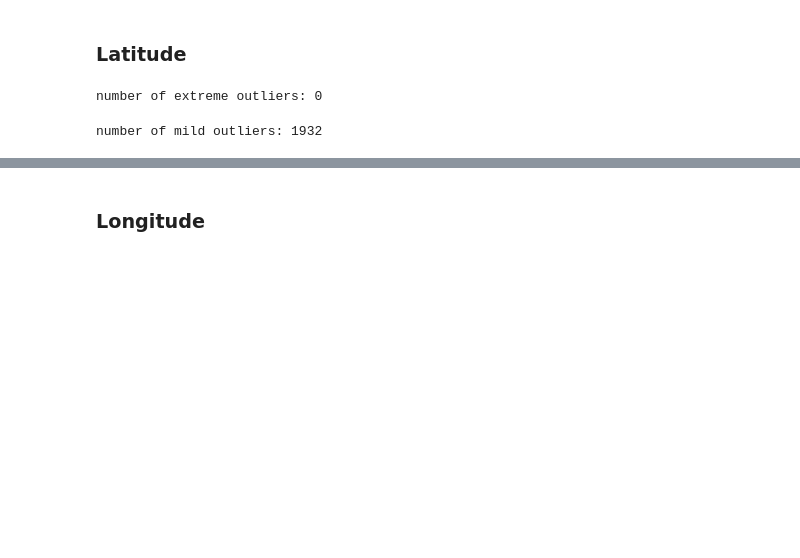
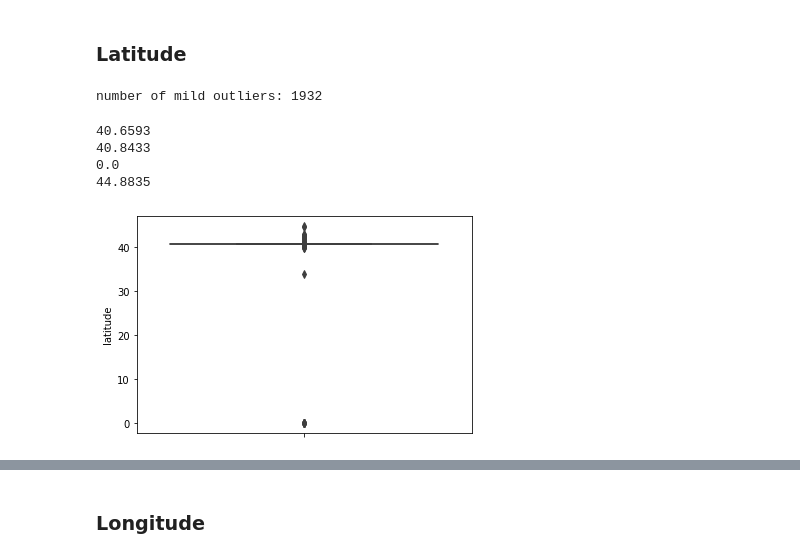
Before and after one commit to taryn-c/CMPT459-Project, a Jupyter notebook: sad_mining1.ipynb, the cells around one changed output, grey strips where cells are left out. Drawn from its saved outputs; the diff is of its cells as text; code cells hidden in the pictures; blank space fills up the shorter version.

```diff
--- a/sad_mining1.ipynb
+++ b/sad_mining1.ipynb
@@ -499,11 +538,10 @@ number of extreme outliers: 1223
 # %%
 q25, q75 = np.percentile(train_df['latitude'].values, 25), np.percentile(train_df['latitude'].values, 75)
 iqr = q75-q25
-cutoff = iqr * 3
-outliers = [x for x in train_df['latitude'].values if x > upper or x < lower]
-print ("number of extreme outliers:", len(outliers))
+# cutoff = iqr * 3
+# lower, upper = q25 - cutoff, q75 + cutoff
+# outliers = [x for x in train_df['latitude'].values if x > upper or x < lower]
+# print ("number of extreme outliers:", len(outliers))
-# %% [output]
-number of extreme outliers: 0
 # %%
 cutoff = iqr * 1.5
 lower, upper = q25 - cutoff, q75 + cutoff
@@ -511,3 +549,15 @@ outliers = [x for x in train_df['latitude'].values if x > upper or x < lower]
 print ("number of mild outliers:", len(outliers))
 # %% [output]
 number of mild outliers: 1932
+# %%
+print(lower)
+print(upper)
+sns.boxplot(y=train_df['latitude'])
+print(min(train_df['latitude']))
+print(max(train_df['latitude']))
+# %% [output]
+40.6593
+40.8433
+0.0
+44.8835
+[figure, added]
```
Also changed, not shown: parts of 36 cells of this notebook.
